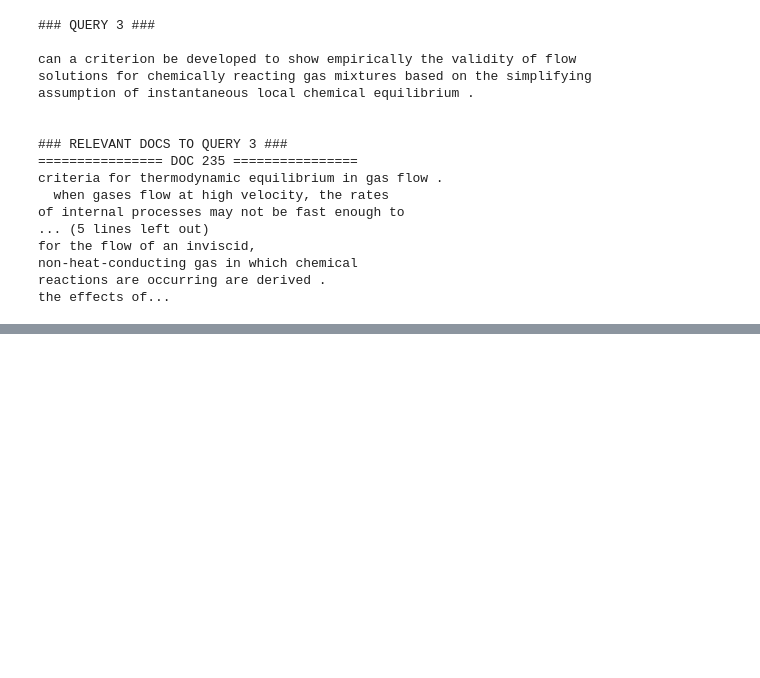
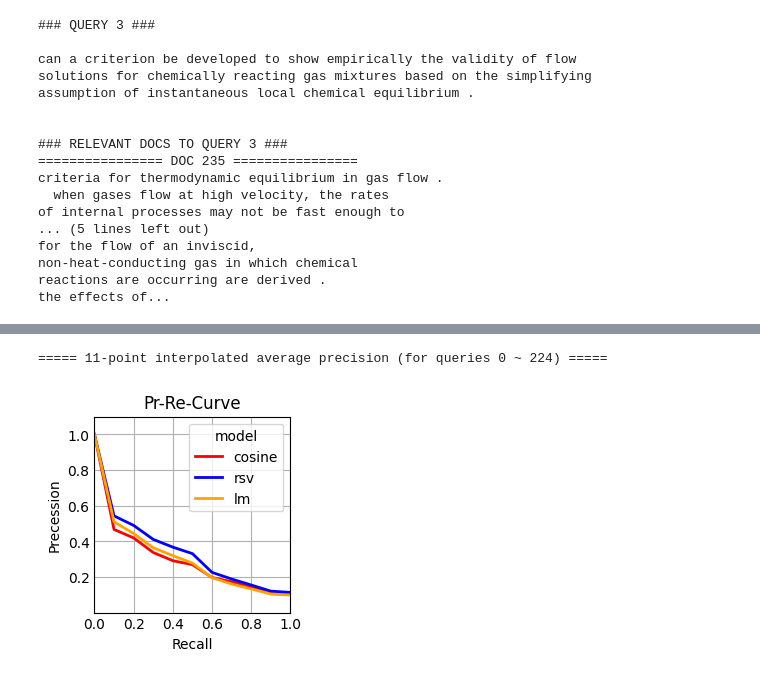
Before and after one commit to mitinull/IR-HW4--Document-ranking-3-approaches, a Jupyter notebook: document_ranking.ipynb, the cells around one changed output, grey strips where cells are left out. Cells and saved outputs as stored; diff of their text form; code cells hidden in the pictures; blank space fills up the shorter version.

Commit message:
adding 11-point interpolated avg precession curve

```diff
--- a/document_ranking.ipynb
+++ b/document_ranking.ipynb
@@ -441,13 +509,13 @@ RECALL: 0.5
 # %%
-def interpolate_max_precision(x, y, num_points=11):
-    x = np.array(x)
-    y = np.array(y)
+def eleven_point_interpolate_precisions(ax, ay):
+    ax = np.array(ax)
+    ay = np.array(ay)
 
-    standard_recalls = np.linspace(0.0, 1.0, num_points)
+    standard_recalls = np.linspace(0.0, 1.0, 11)
     y_interp = []
 
     for recall_point in standard_recalls:
-        max_precision = np.max(y[x >= recall_point])
+        max_precision = np.max(ay[ax >= recall_point])
         y_interp.append(max_precision)
 
-    return standard_recalls, np.array(y_interp)
+    return np.array(y_interp)
@@ -527,0 +544,19 @@ array([4, 4, 5])
+# %%
+query_numbers = range(0, NUM_QUERIES)
+
+sum_ays = [np.zeros(11) for _ in results_lists]
+
+for query_number in query_numbers:
+    results_lists = [
+        score_func(query=queries[query_number], k=0)
+        for score_func in [cosine_score, rsv_score, language_model_score]
+    ]
+
+    for model, results in enumerate(results_lists):
+        precessions, recalls = calc_precession_recall_for_all_k(query_number, results)
+
+        sum_ays[model] += eleven_point_interpolate_precisions(ax=recalls, ay=precessions)
+
+avg_ays = [ay/len(query_numbers) for ay in sum_ays]
+
+avg_ays
@@ -527,0 +573,14 @@ array([4, 4, 5])
+# %%
+standard_axs = [np.linspace(0.0, 1.0, 11) for _ in range(len(avg_ays))]
+print(
+    f"===== 11-point interpolated average precision (for queries {query_numbers[0]} ~ {query_numbers[-1]}) ====="
+)
+pr_re_plot(
+    standard_axs,
+    avg_ays,
+    labels=["cosine", "rsv", "lm"],
+    colors=["red", "blue", "orange"],
+)
+# %% [output]
+===== 11-point interpolated average precision (for queries 0 ~ 224) =====
+[figure, added]
```
Also changed, not shown: parts of 13 cells of this notebook.
